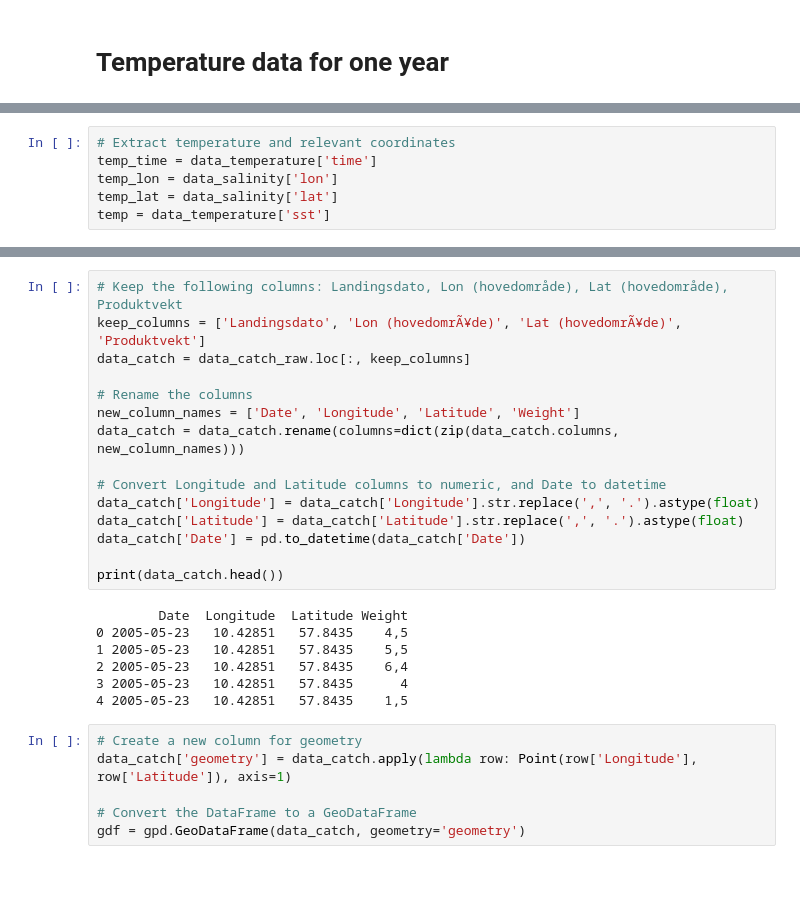
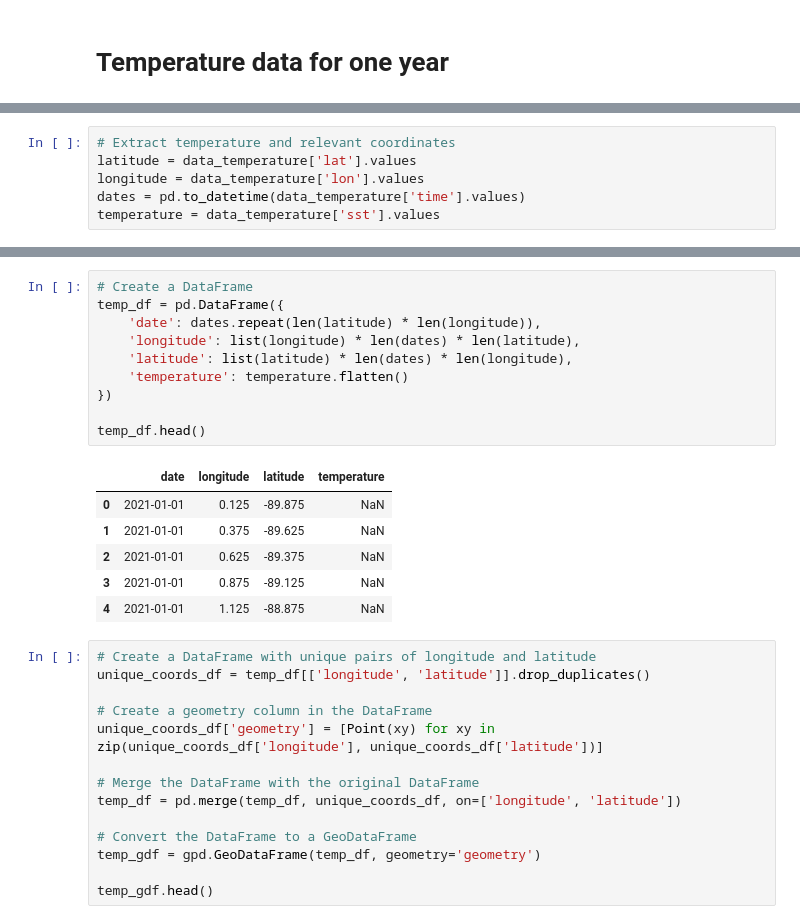
Before and after one commit to dccartagena/Fishing-Datasets, a Jupyter notebook: fish-notebook.ipynb, the cells around one changed output, grey strips where cells are left out. Saved outputs shown, nothing was run; the diff lists cells and outputs as text; blank space fills up the shorter version.

```diff
--- a/fish-notebook.ipynb
+++ b/fish-notebook.ipynb
@@ -58,6 +216,6 @@ print(data_temperature.variables.keys())
 # %%
 # Extract temperature and relevant coordinates
-temp_time = data_temperature['time']
-temp_lon = data_salinity['lon']
-temp_lat = data_salinity['lat']
-temp = data_temperature['sst']
+latitude = data_temperature['lat'].values
+longitude = data_temperature['lon'].values
+dates = pd.to_datetime(data_temperature['time'].values)
+temperature = data_temperature['sst'].values
@@ -111,28 +222,31 @@ print(data_catch_raw.head())
-# %%
-# Keep the following columns: Landingsdato, Lon (hovedområde), Lat (hovedområde), Produktvekt
-keep_columns = ['Landingsdato', 'Lon (hovedomrÃ¥de)', 'Lat (hovedomrÃ¥de)', 'Produktvekt']
-data_catch = data_catch_raw.loc[:, keep_columns]
-
-# Rename the columns
-new_column_names = ['Date', 'Longitude', 'Latitude', 'Weight']
-data_catch = data_catch.rename(columns=dict(zip(data_catch.columns, new_column_names)))
-
-# Convert Longitude and Latitude columns to numeric, and Date to datetime
-data_catch['Longitude'] = data_catch['Longitude'].str.replace(',', '.').astype(float)
-data_catch['Latitude'] = data_catch['Latitude'].str.replace(',', '.').astype(float)
-data_catch['Date'] = pd.to_datetime(data_catch['Date'])
-
-print(data_catch.head())
-# %% [output]
-        Date  Longitude  Latitude Weight
-0 2005-05-23   10.42851   57.8435    4,5
-1 2005-05-23   10.42851   57.8435    5,5
-2 2005-05-23   10.42851   57.8435    6,4
-3 2005-05-23   10.42851   57.8435      4
-4 2005-05-23   10.42851   57.8435    1,5
-# %%
-# Create a new column for geometry
-data_catch['geometry'] = data_catch.apply(lambda row: Point(row['Longitude'], row['Latitude']), axis=1)
-
-# Convert the DataFrame to a GeoDataFrame
-gdf = gpd.GeoDataFrame(data_catch, geometry='geometry')
+# %%
+# Create a DataFrame
+temp_df = pd.DataFrame({
+    'date': dates.repeat(len(latitude) * len(longitude)),
+    'longitude': list(longitude) * len(dates) * len(latitude),
+    'latitude': list(latitude) * len(dates) * len(longitude),
+    'temperature': temperature.flatten()
+})
+
+temp_df.head()
+# %% [output]
+|  | date | longitude | latitude | temperature |
+| 0 | 2021-01-01 | 0.125 | -89.875 | NaN |
+| 1 | 2021-01-01 | 0.375 | -89.625 | NaN |
+| 2 | 2021-01-01 | 0.625 | -89.375 | NaN |
+| 3 | 2021-01-01 | 0.875 | -89.125 | NaN |
+| 4 | 2021-01-01 | 1.125 | -88.875 | NaN |
+# %%
+# Create a DataFrame with unique pairs of longitude and latitude
+unique_coords_df = temp_df[['longitude', 'latitude']].drop_duplicates()
+
+# Create a geometry column in the DataFrame
+unique_coords_df['geometry'] = [Point(xy) for xy in zip(unique_coords_df['longitude'], unique_coords_df['latitude'])]
+
+# Merge the DataFrame with the original DataFrame
+temp_df = pd.merge(temp_df, unique_coords_df, on=['longitude', 'latitude'])
+
+# Convert the DataFrame to a GeoDataFrame
+temp_gdf = gpd.GeoDataFrame(temp_df, geometry='geometry')
+
+temp_gdf.head()
```
Also changed, not shown: parts of 18 cells of this notebook.
